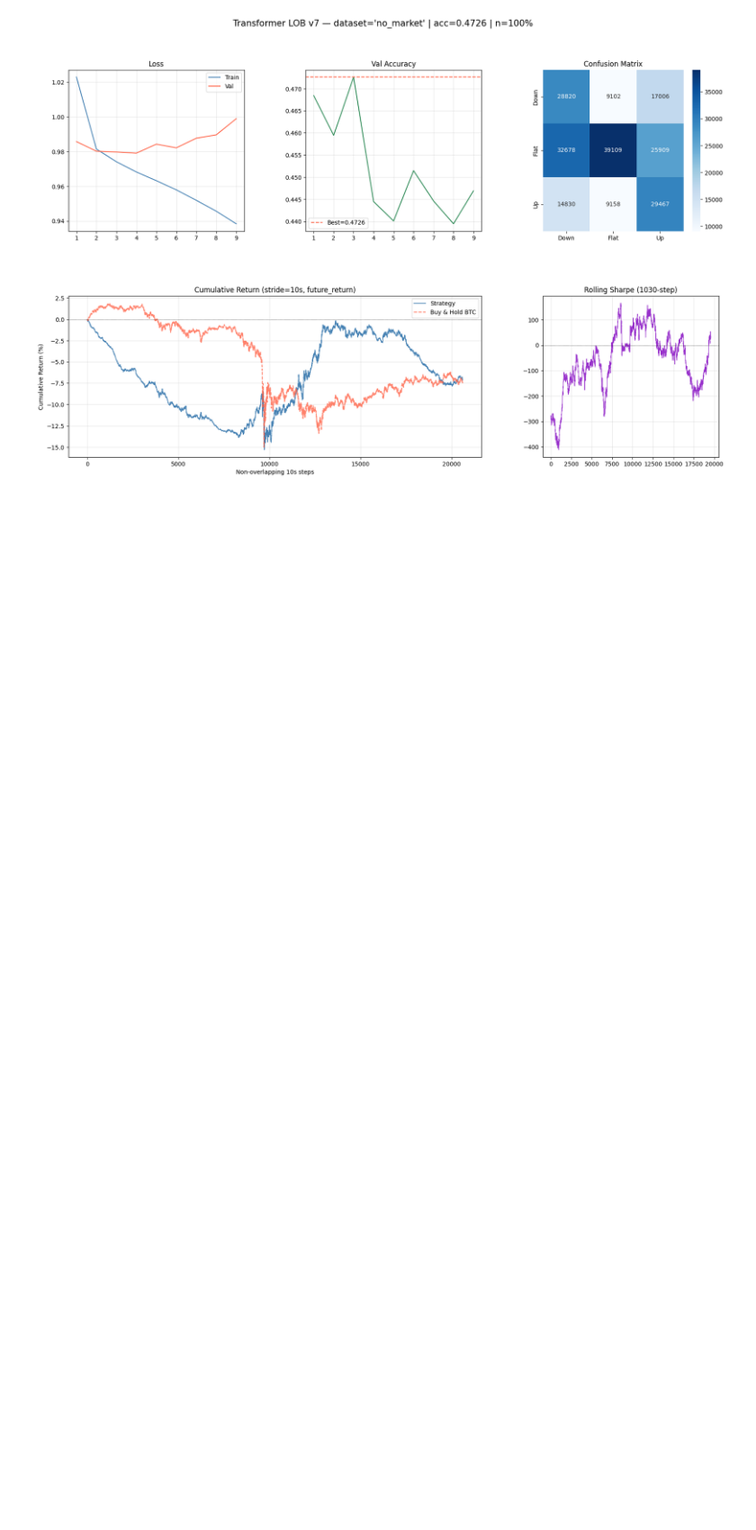
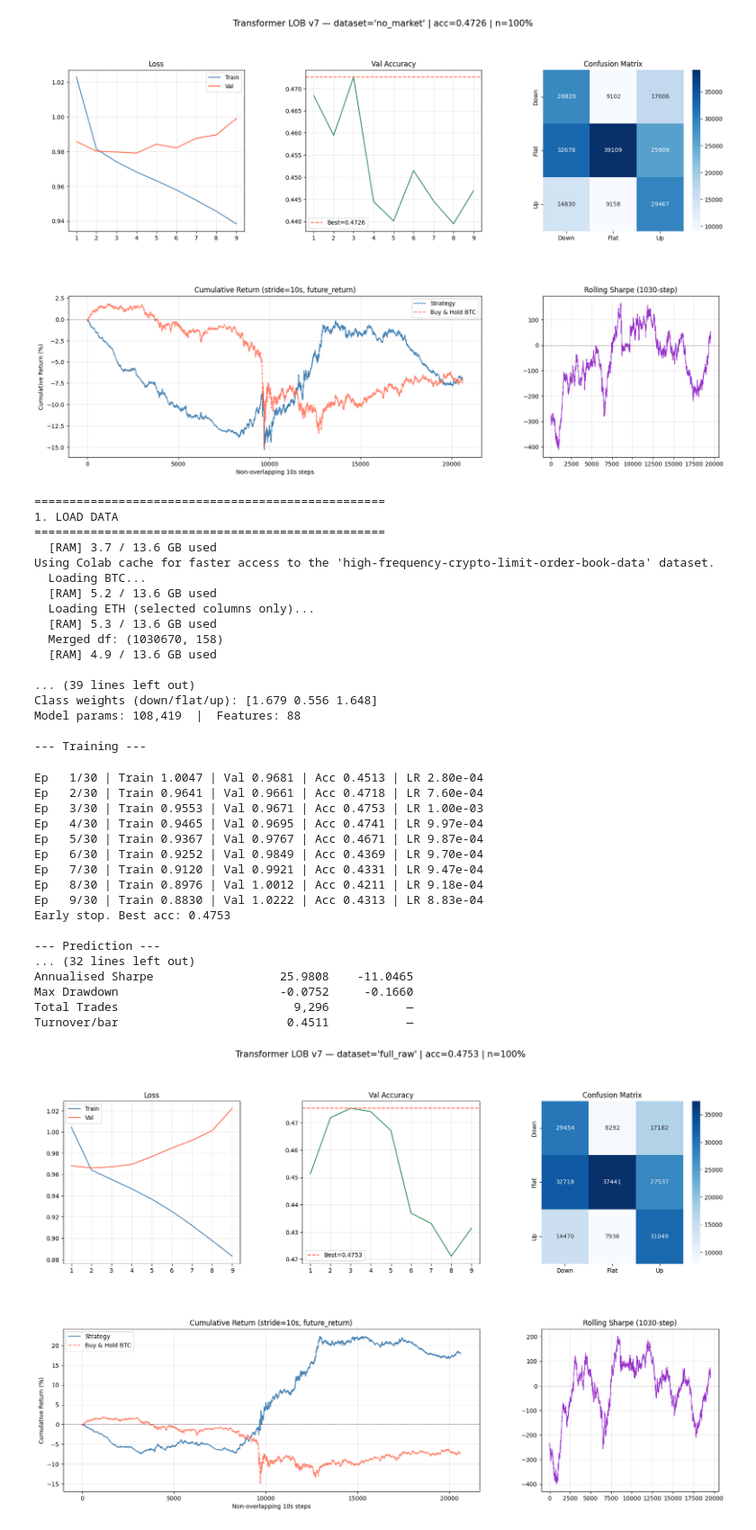
Before and after one commit to SiyuL2025/math_629_final, a Jupyter notebook: Transformer_v7.ipynb, the cells around one changed output. Shown at 90% size. Drawn from its saved outputs; the diff is of its cells as text; code cells hidden in the pictures; blank space fills up the shorter version.

```diff
--- a/Transformer_v7.ipynb
+++ b/Transformer_v7.ipynb
@@ -830,3 +831,43 @@ Max Drawdown                       -0.1531     -0.1660
 Total Trades                         9,495           —
 Turnover/bar                        0.4607           —
 [figure]
+# %%
+DATASET          = "full_raw"
+TRANSACTION_COST = 0.00015
+model, history, stat_metrics, bt_metrics = run()
+# %% [output]
+==================================================
+1. LOAD DATA
+==================================================
+  [RAM] 3.7 / 13.6 GB used
+Using Colab cache for faster access to the 'high-frequency-crypto-limit-order-book-data' dataset.
+  Loading BTC...
+  [RAM] 5.2 / 13.6 GB used
+  Loading ETH (selected columns only)...
+  [RAM] 5.3 / 13.6 GB used
+  Merged df: (1030670, 158)
+  [RAM] 4.9 / 13.6 GB used
+
+... (39 lines left out)
+Class weights (down/flat/up): [1.679 0.556 1.648]
+Model params: 108,419  |  Features: 88
+
+--- Training ---
+Ep   1/30 | Train 1.0047 | Val 0.9681 | Acc 0.4513 | LR 2.80e-04
+Ep   2/30 | Train 0.9641 | Val 0.9661 | Acc 0.4718 | LR 7.60e-04
+Ep   3/30 | Train 0.9553 | Val 0.9671 | Acc 0.4753 | LR 1.00e-03
+Ep   4/30 | Train 0.9465 | Val 0.9695 | Acc 0.4741 | LR 9.97e-04
+Ep   5/30 | Train 0.9367 | Val 0.9767 | Acc 0.4671 | LR 9.87e-04
+Ep   6/30 | Train 0.9252 | Val 0.9849 | Acc 0.4369 | LR 9.70e-04
+Ep   7/30 | Train 0.9120 | Val 0.9921 | Acc 0.4331 | LR 9.47e-04
+Ep   8/30 | Train 0.8976 | Val 1.0012 | Acc 0.4211 | LR 9.18e-04
+Ep   9/30 | Train 0.8830 | Val 1.0222 | Acc 0.4313 | LR 8.83e-04
+Early stop. Best acc: 0.4753
+
+--- Prediction ---
+... (32 lines left out)
+Annualised Sharpe                  25.9808    -11.0465
+Max Drawdown                       -0.0752     -0.1660
+Total Trades                         9,296           —
+Turnover/bar                        0.4511           —
+[figure, added]
```
Also changed, not shown: parts of 2 cells of this notebook.
